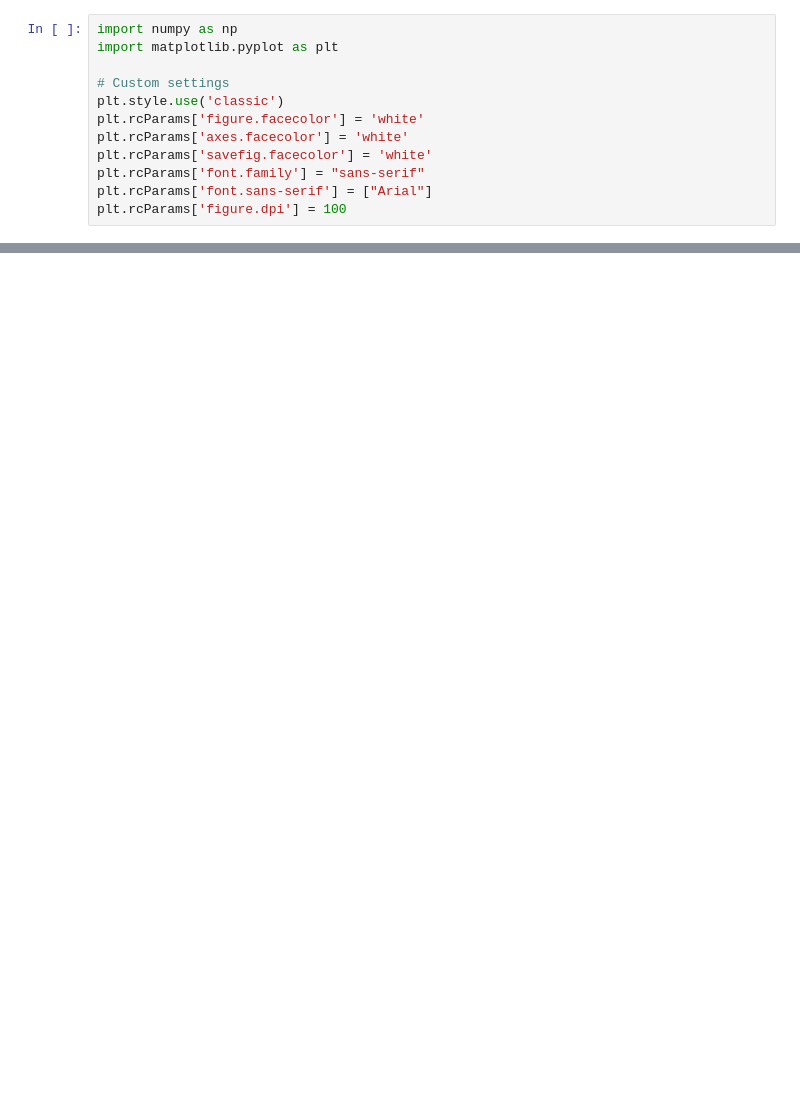
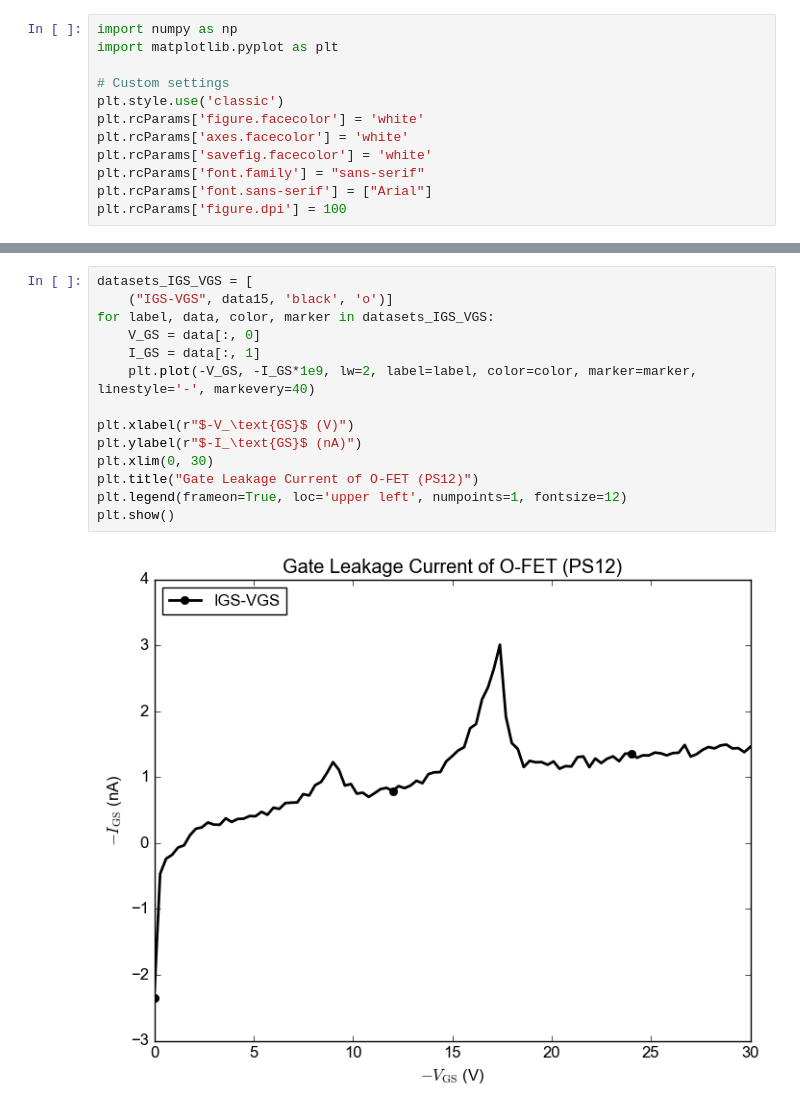
Before and after one commit to phamtrungkien8904/BachelorThesis, a Jupyter notebook: PS/characterization.ipynb, the cells around one changed output, grey strips where cells are left out. Saved outputs shown, nothing was run; the diff lists cells and outputs as text; blank space fills up the shorter version.

```diff
--- a/PS/characterization.ipynb
+++ b/PS/characterization.ipynb
@@ -63,0 +95,16 @@ plt.show()
+# %%
+datasets_IGS_VGS = [
+    ("IGS-VGS", data15, 'black', 'o')]
+for label, data, color, marker in datasets_IGS_VGS:
+    V_GS = data[:, 0]
+    I_GS = data[:, 1]
+    plt.plot(-V_GS, -I_GS*1e9, lw=2, label=label, color=color, marker=marker, linestyle='-', markevery=40)
+
+plt.xlabel(r"$-V_\text{GS}$ (V)")
+plt.ylabel(r"$-I_\text{GS}$ (nA)")
+plt.xlim(0, 30)
+plt.title("Gate Leakage Current of O-FET (PS12)")
+plt.legend(frameon=True, loc='upper left', numpoints=1, fontsize=12)
+plt.show()
+# %% [output]
+[figure, added]
```
Also changed, not shown: parts of 4 cells of this notebook, 19 other files.
